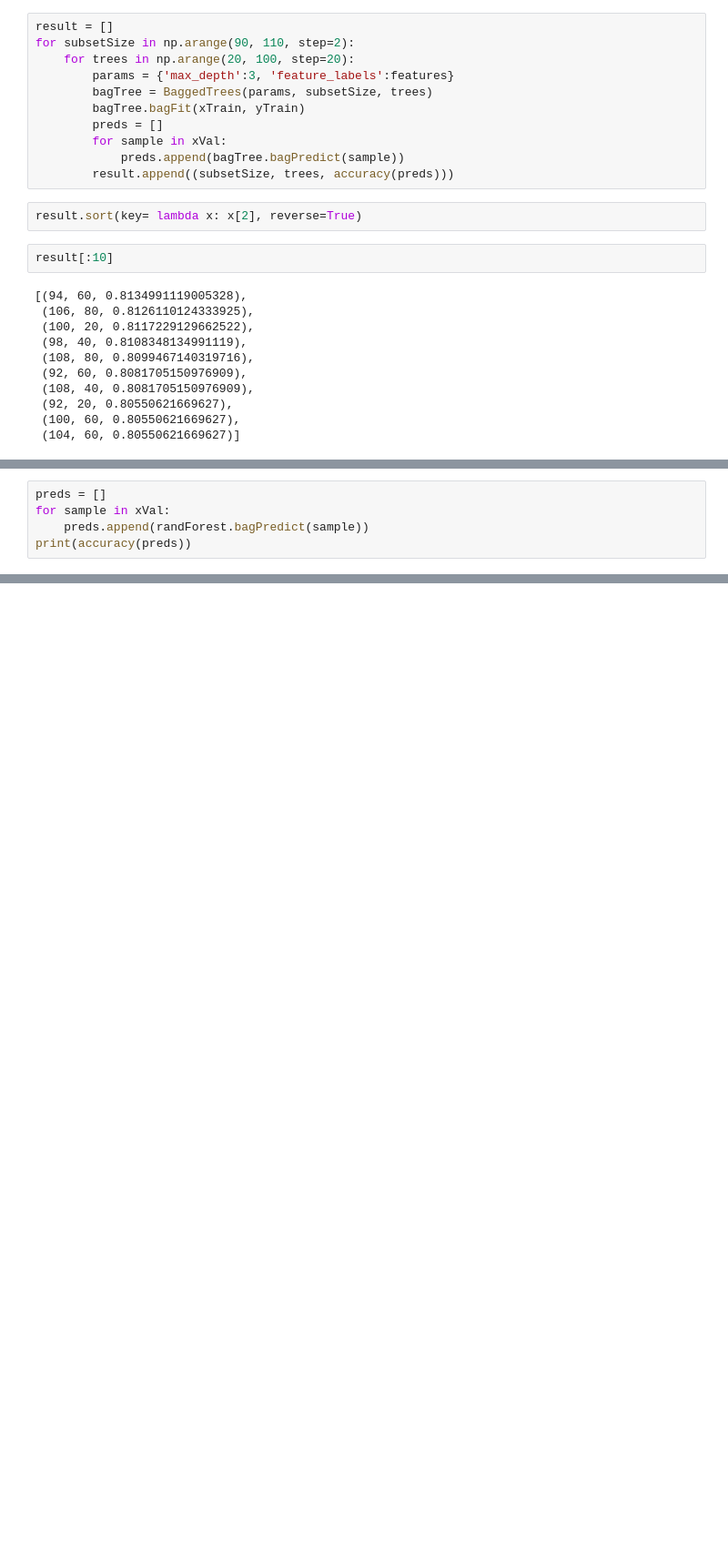
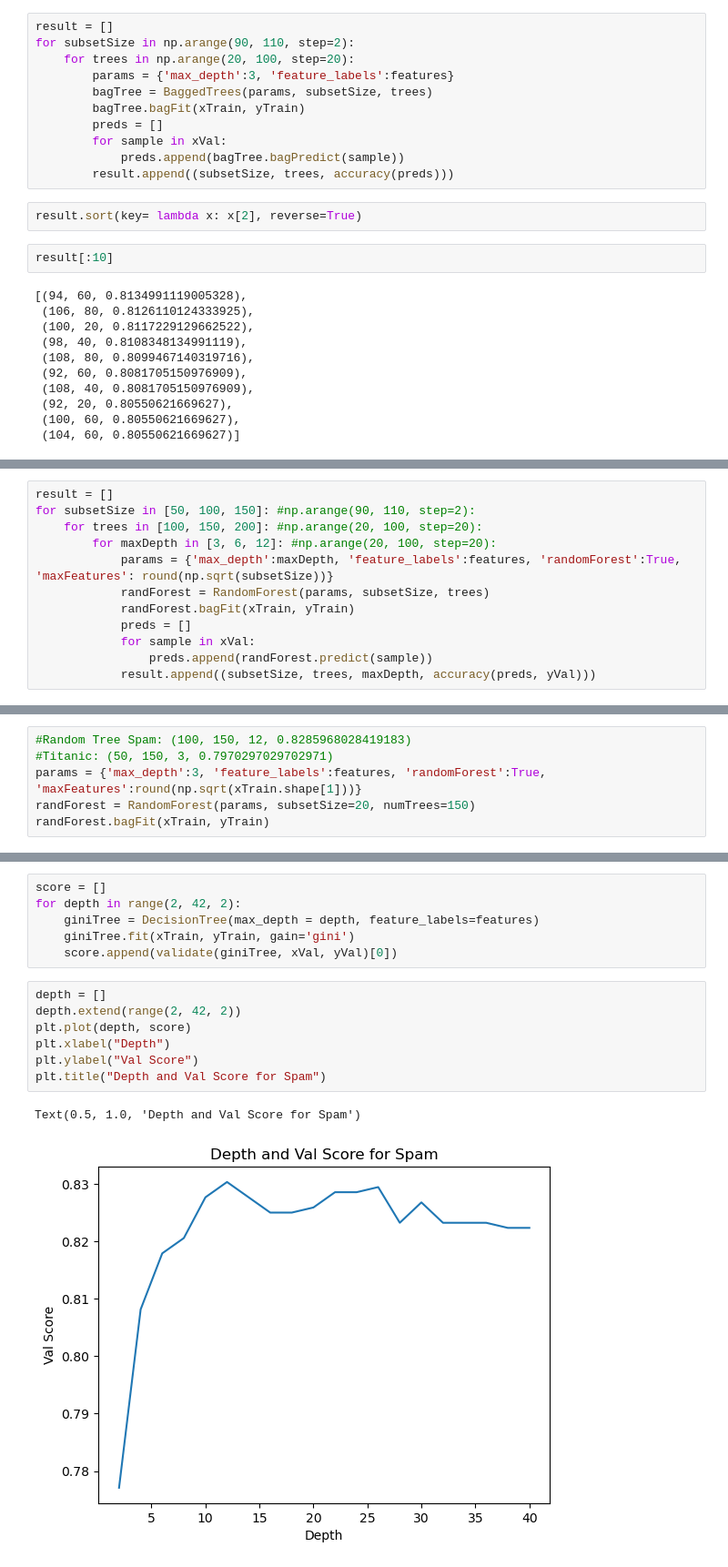
Before and after one commit to frankjinn/Machine-Learning-Projects, a Jupyter notebook: hw5/decisionTree.ipynb, the cells around one changed output, grey strips where cells are left out. Shown at 91% size. Saved outputs shown, nothing was run; the diff lists cells and outputs as text; blank space fills up the shorter version.

```diff
--- a/hw5/decisionTree.ipynb
+++ b/hw5/decisionTree.ipynb
@@ -491,8 +488,3 @@ randForest = RandomForest(params, subsetSize=98, numTrees=60)
 randForest.bagFit(xTrain, yTrain)
 # %% [output]
 <__main__.RandomForest at 0x...>
-# %%
-preds = []
-for sample in xVal:
-    preds.append(randForest.bagPredict(sample))
-print(accuracy(preds))
@@ -500,0 +499,12 @@ print(accuracy(preds))
+# %%
+result = []
+for subsetSize in [50, 100, 150]: #np.arange(90, 110, step=2):
+    for trees in [100, 150, 200]: #np.arange(20, 100, step=20):
+        for maxDepth in [3, 6, 12]: #np.arange(20, 100, step=20):
+            params = {'max_depth':maxDepth, 'feature_labels':features, 'randomForest':True, 'maxFeatures': round(np.sqrt(subsetSize))}
+            randForest = RandomForest(params, subsetSize, trees)
+            randForest.bagFit(xTrain, yTrain)
+            preds = []
+            for sample in xVal:
+                preds.append(randForest.predict(sample))
+            result.append((subsetSize, trees, maxDepth, accuracy(preds, yVal)))
@@ -500,0 +533,6 @@ print(accuracy(preds))
+# %%
+#Random Tree Spam: (100, 150, 12, 0.8285968028419183)
+#Titanic: (50, 150, 3, 0.7970297029702971)
+params = {'max_depth':3, 'feature_labels':features, 'randomForest':True, 'maxFeatures':round(np.sqrt(xTrain.shape[1]))}
+randForest = RandomForest(params, subsetSize=20, numTrees=150)
+randForest.bagFit(xTrain, yTrain)
@@ -500,0 +563,16 @@ print(accuracy(preds))
+# %%
+score = []
+for depth in range(2, 42, 2):
+    giniTree = DecisionTree(max_depth = depth, feature_labels=features)
+    giniTree.fit(xTrain, yTrain, gain='gini')
+    score.append(validate(giniTree, xVal, yVal)[0])
+# %%
+depth = []
+depth.extend(range(2, 42, 2))
+plt.plot(depth, score)
+plt.xlabel("Depth")
+plt.ylabel("Val Score")
+plt.title("Depth and Val Score for Spam")
+# %% [output]
+Text(0.5, 1.0, 'Depth and Val Score for Spam')
+[figure, added]
```
Also changed, not shown: parts of 28 cells of this notebook, 31 other files.
